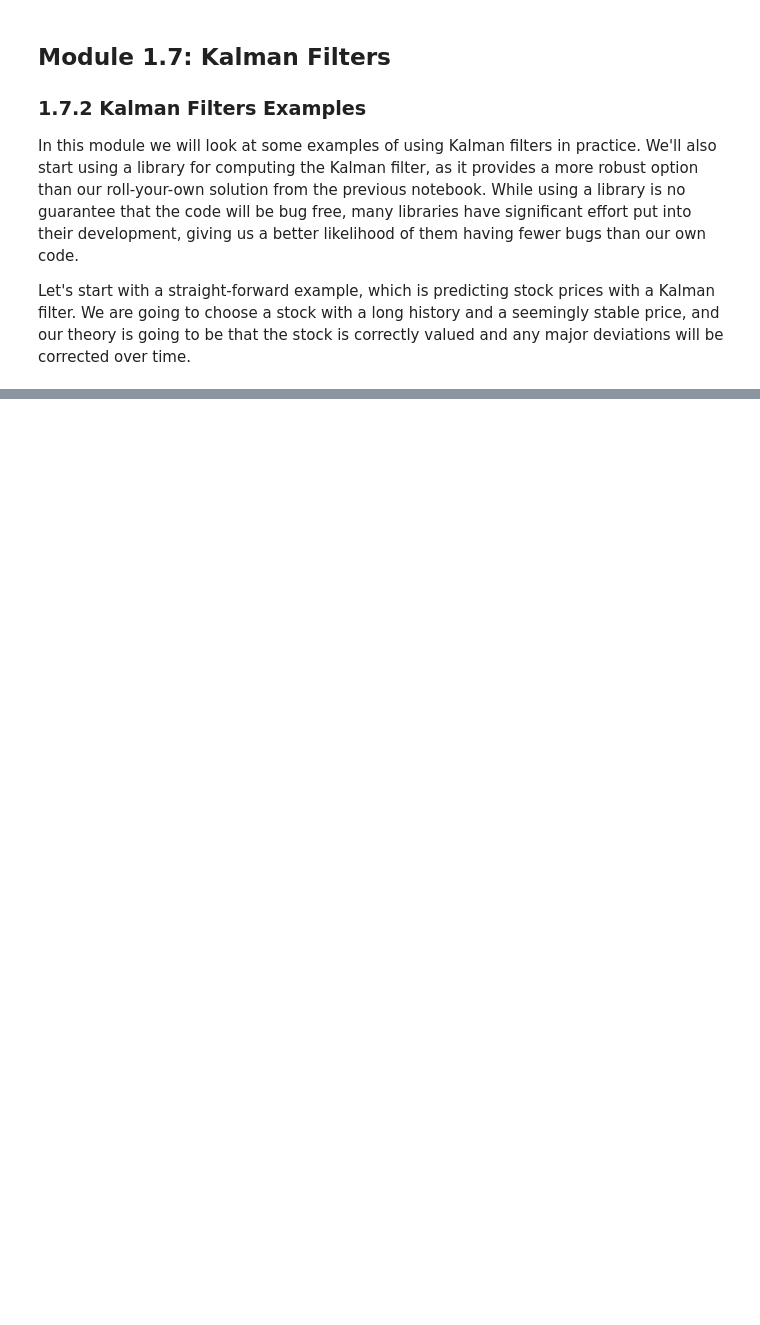
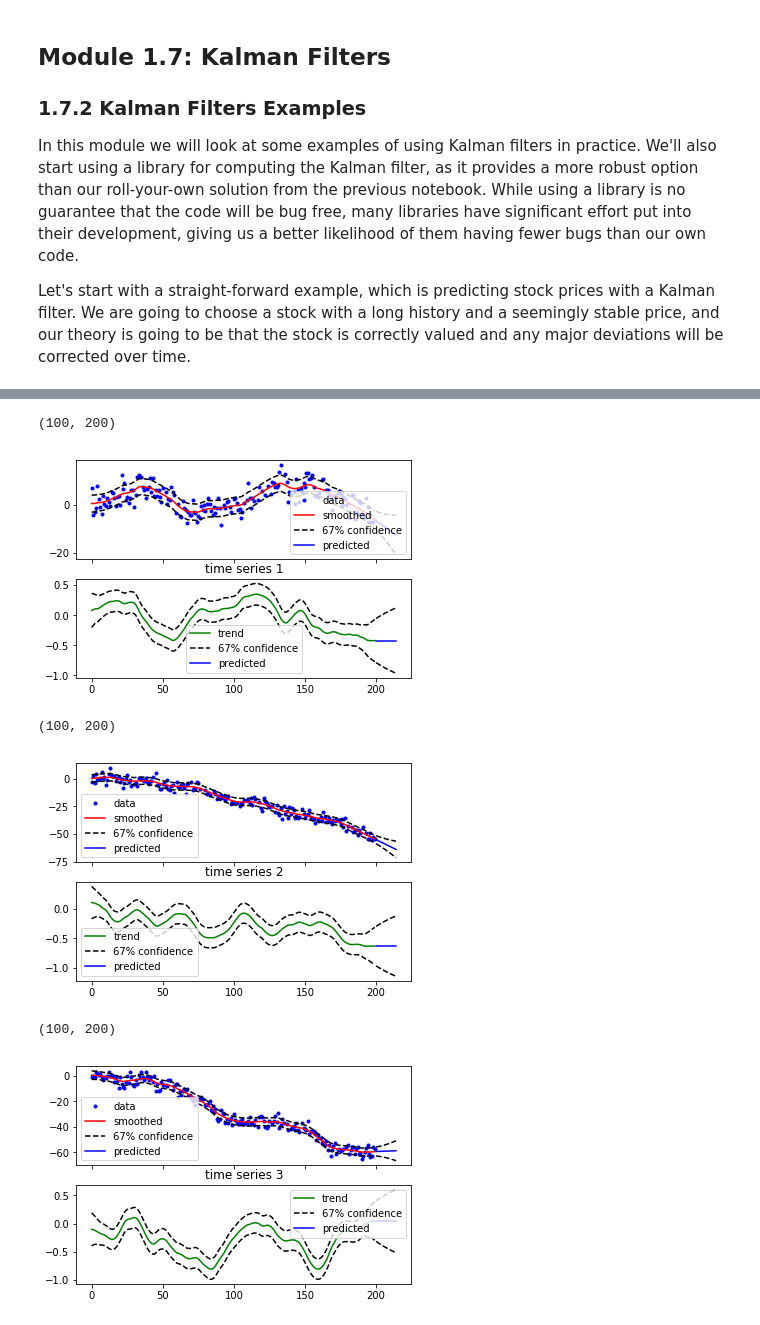
Before and after one commit to PythonCharmers/QuantFinance, a Jupyter notebook: notebooks/in_development/Module 1.7.2 - Kalman Filters Examples.ipynb, the cells around one changed output, grey strips where cells are left out. Saved outputs shown, nothing was run; the diff lists cells and outputs as text; code cells hidden in the pictures; blank space fills up the shorter version.

```diff
--- a/notebooks/in_development/Module 1.7.2 - Kalman Filters Examples.ipynb
+++ b/notebooks/in_development/Module 1.7.2 - Kalman Filters Examples.ipynb
@@ -75,0 +110,78 @@ kf.em(movement)
+# %%
+## Example
+
+import simdkalman
+import numpy as np
+import numpy.random as random
+
+kf = simdkalman.KalmanFilter(
+    state_transition = np.array([[1,1],[0,1]]),
+    process_noise = np.diag([0.1, 0.01]),
+    observation_model = np.array([[1,0]]),
+    observation_noise = 1.0)
+
+# simulate 100 random walk time series
+rand = lambda: random.normal(size=(100, 200))
+data = np.cumsum(np.cumsum(rand()*0.02, axis=1) + rand(), axis=1) + rand()*3
+
+# introduce 10% of NaNs denoting missing values
+data[random.uniform(size=data.shape) < 0.1] = np.nan
+
+# fit noise parameters to data with the EM algorithm (optional)
+kf = kf.em(data, n_iter=10)
+
+# smooth and explain existing data
+smoothed = kf.smooth(data)
+# predict new data
+pred = kf.predict(data, 15)
+# could be also written as
+# r = kf.compute(data, 15); smoothed = r.smoothed; pred = r.predicted
+
+import matplotlib.pyplot as plt
+
+# show the first 3 smoothed time series
+for i in range(3):
+
+    _, (ax1, ax2) = plt.subplots(2, 1, sharex=True)
+    plt.title("time series %d" % (i+1))
+
+    x = np.arange(0, data.shape[1])
+
+    ax1.plot(x, data[i,:], 'b.', label="data")
+
+    smoothed_obs = smoothed.observations.mean[i,:]
+    obs_stdev = np.sqrt(smoothed.observations.cov[i,:])
+    print(smoothed.observations.cov.shape)
+    ax1.plot(x, smoothed_obs, 'r-', label="smoothed")
+    ax1.plot(x, smoothed_obs - obs_stdev, 'k--', label="67% confidence")
+    ax1.plot(x, smoothed_obs + obs_stdev, 'k--')
+
+    x_pred = np.arange(data.shape[1], data.shape[1]+pred.observations.mean.shape[1])
+    y_pred = pred.observations.mean[i,:]
+    pred_stdev = np.sqrt(pred.observations.cov[i,:])
+    ax1.plot(x_pred, y_pred, 'b-', label="predicted")
+    ax1.plot(x_pred, y_pred + pred_stdev, 'k--')
+    ax1.plot(x_pred, y_pred - pred_stdev, 'k--')
+    ax1.legend()
+
+    trend = smoothed.states.mean[i,:,1]
+    trend_stdev = np.sqrt(smoothed.states.cov[i,:,1,1])
+    ax2.plot(x, trend, 'g-', label="trend")
+    ax2.plot(x, trend - trend_stdev, 'k--', label="67% confidence")
+    ax2.plot(x, trend + trend_stdev, 'k--')
+
+    trend_pred = pred.states.mean[i,:,1]
+    trend_pred_stdev = np.sqrt(pred.states.cov[i,:,1,1])
+    ax2.plot(x_pred, trend_pred, 'b-', label='predicted')
+    ax2.plot(x_pred, trend_pred + trend_pred_stdev, 'k--')
+    ax2.plot(x_pred, trend_pred - trend_pred_stdev, 'k--')
+    ax2.legend()
+
+    plt.show()
+# %% [output]
+(100, 200)
+[figure, added]
+(100, 200)
+[figure, added]
+(100, 200)
+[figure, added]
```
Also changed, not shown: parts of 27 cells of this notebook.
